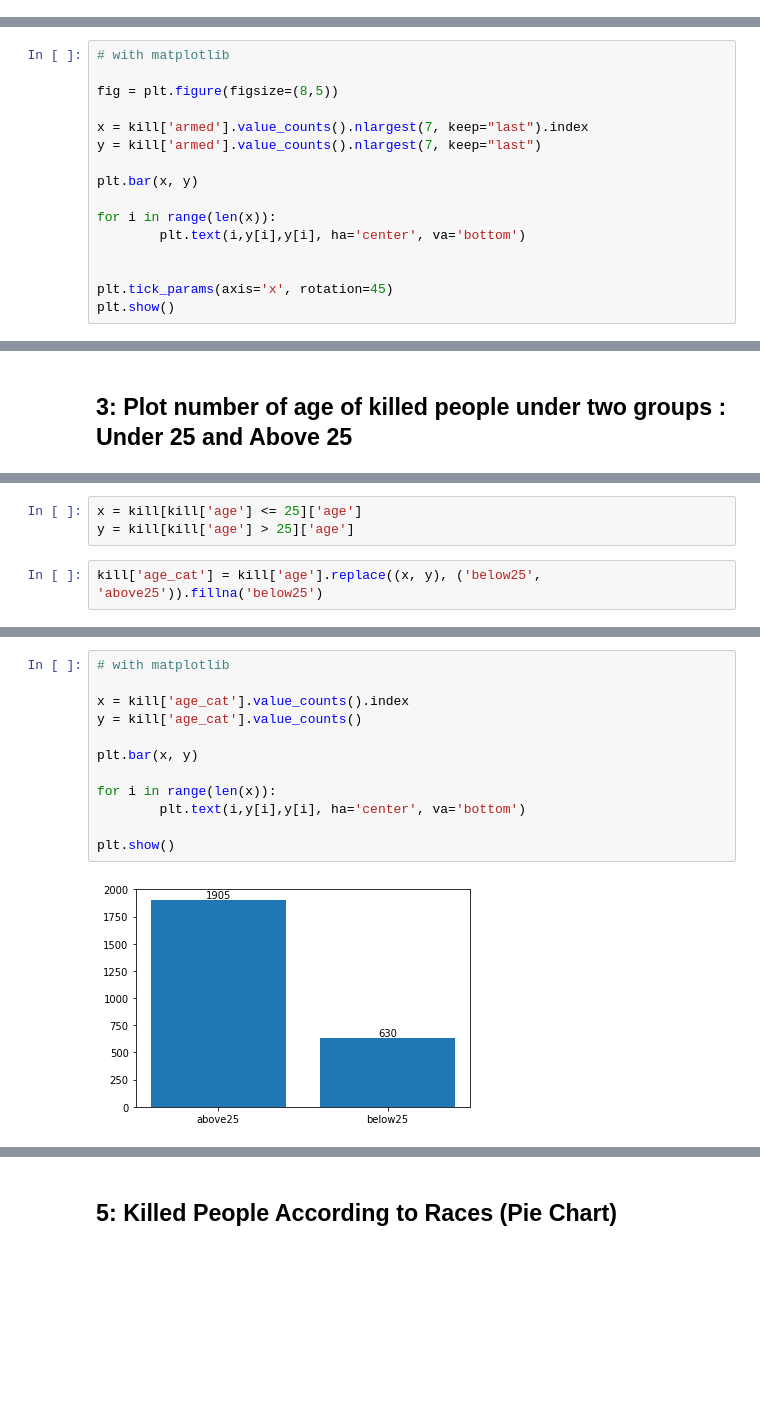
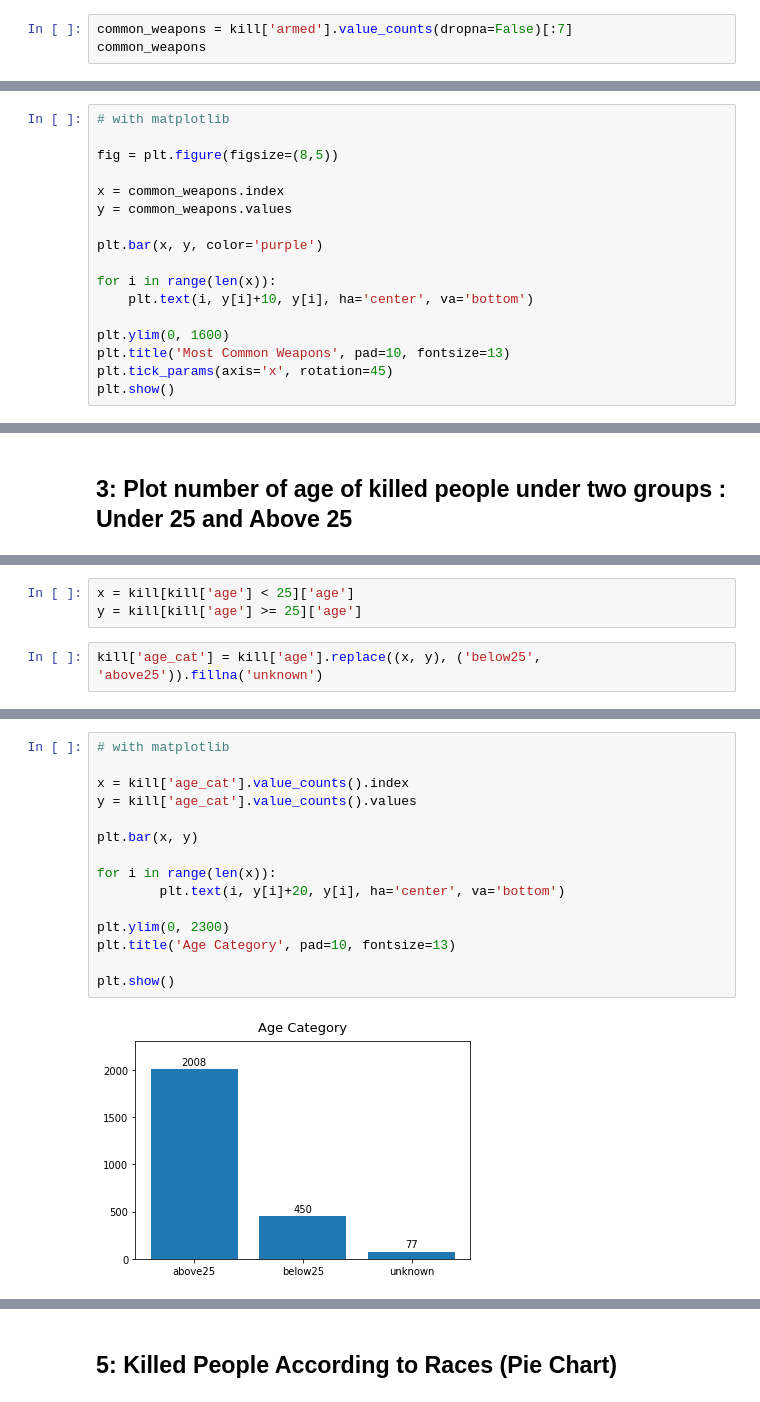
Before and after one commit to adsum-ss/Projects-DataAnalysisWithPython, a Jupyter notebook: Police Killing-USA/DVwPY_PoliceKilling_US1.ipynb, the cells around one changed output, grey strips where cells are left out. Cells and saved outputs as stored; diff of their text form; blank space fills up the shorter version.

```diff
--- a/Police Killing-USA/DVwPY_PoliceKilling_US1.ipynb
+++ b/Police Killing-USA/DVwPY_PoliceKilling_US1.ipynb
@@ -85,3 +183,6 @@ undetermined       117
 toy weapon         104
 unknown weapon      18
 Name: armed, dtype: int64
+# %%
+common_weapons = kill['armed'].value_counts(dropna=False)[:7]
+common_weapons
@@ -90,15 +221,16 @@ Name: armed, dtype: int64
 
 fig = plt.figure(figsize=(8,5))
 
-x = kill['armed'].value_counts().nlargest(7, keep="last").index
-y = kill['armed'].value_counts().nlargest(7, keep="last")
+x = common_weapons.index
+y = common_weapons.values
 
-plt.bar(x, y)
+plt.bar(x, y, color='purple')
 
 for i in range(len(x)):
-        plt.text(i,y[i],y[i], ha='center', va='bottom')
+    plt.text(i, y[i]+10, y[i], ha='center', va='bottom')
 
-
+plt.ylim(0, 1600)
+plt.title('Most Common Weapons', pad=10, fontsize=13)
 plt.tick_params(axis='x', rotation=45)
 plt.show()
 # %% [output]
@@ -117,5 +251,5 @@ kill.head()
 # %%
-x = kill[kill['age'] <= 25]['age']
-y = kill[kill['age'] > 25]['age']
+x = kill[kill['age'] < 25]['age']
+y = kill[kill['age'] >= 25]['age']
 # %%
-kill['age_cat'] = kill['age'].replace((x, y), ('below25', 'above25')).fillna('below25')
+kill['age_cat'] = kill['age'].replace((x, y), ('below25', 'above25')).fillna('unknown')
@@ -137,15 +310,18 @@ Name: age_cat, dtype: int64
 # %%
 # with matplotlib
 
 x = kill['age_cat'].value_counts().index
-y = kill['age_cat'].value_counts()
+y = kill['age_cat'].value_counts().values
 
 plt.bar(x, y)
 
 for i in range(len(x)):
-        plt.text(i,y[i],y[i], ha='center', va='bottom')
+        plt.text(i, y[i]+20, y[i], ha='center', va='bottom')
+
+plt.ylim(0, 2300)
+plt.title('Age Category', pad=10, fontsize=13)
 
 plt.show()
 # %% [output]
-[figure, old version]
+[figure, new version]
 # %% [markdown]
```
Also changed, not shown: parts of 41 cells of this notebook.
